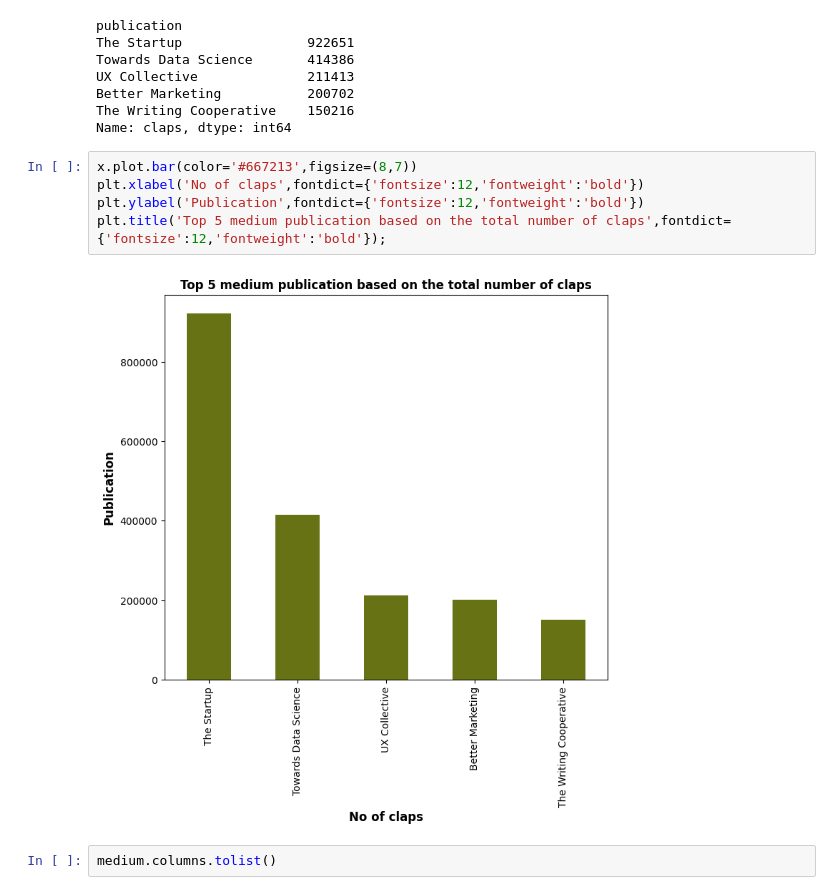
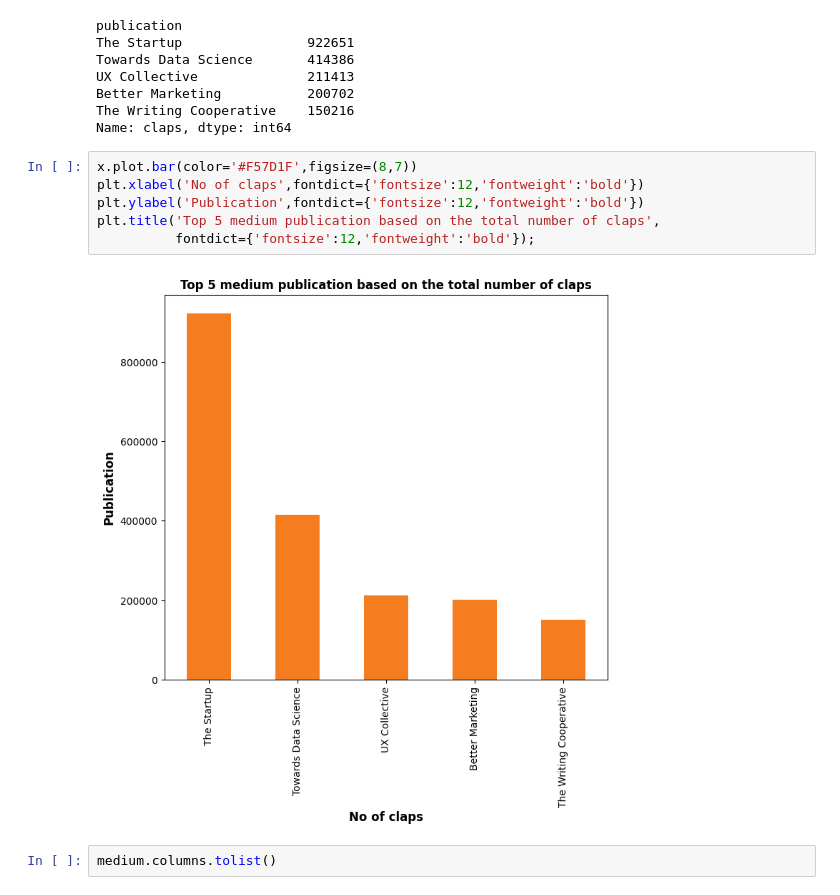
Before and after one commit to Kunleiky/MEDIUM, a Jupyter notebook: medium-publication-data-analysis.ipynb, the cells around one changed output. Saved outputs shown, nothing was run; the diff lists cells and outputs as text.

Commit message:
Kaggle Notebook | medium publication data analysis | Version 4

```diff
--- a/medium-publication-data-analysis.ipynb
+++ b/medium-publication-data-analysis.ipynb
@@ -78,12 +78,13 @@ Better Marketing           200702
 The Writing Cooperative    150216
 Name: claps, dtype: int64
 # %%
-x.plot.bar(color='#667213',figsize=(8,7))
+x.plot.bar(color='#F57D1F',figsize=(8,7))
 plt.xlabel('No of claps',fontdict={'fontsize':12,'fontweight':'bold'})
 plt.ylabel('Publication',fontdict={'fontsize':12,'fontweight':'bold'})
-plt.title('Top 5 medium publication based on the total number of claps',fontdict={'fontsize':12,'fontweight':'bold'});
+plt.title('Top 5 medium publication based on the total number of claps',
+          fontdict={'fontsize':12,'fontweight':'bold'});
 # %% [output]
-[figure, old version]
+[figure, new version]
 # %%
 medium.columns.tolist()
 # %% [output]
```
